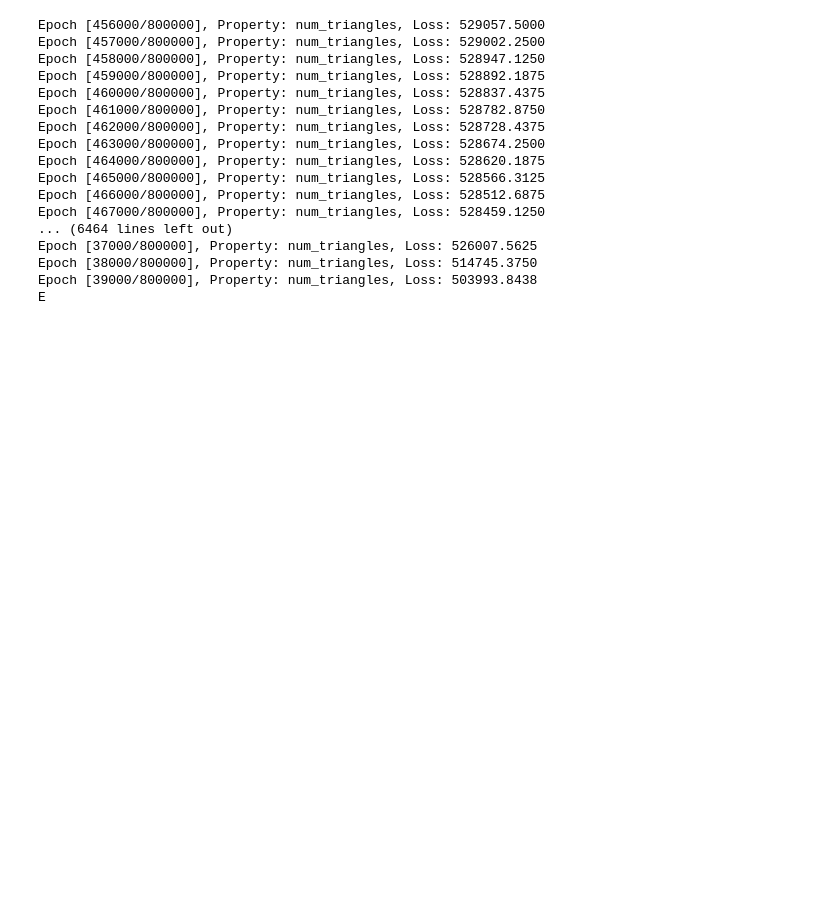
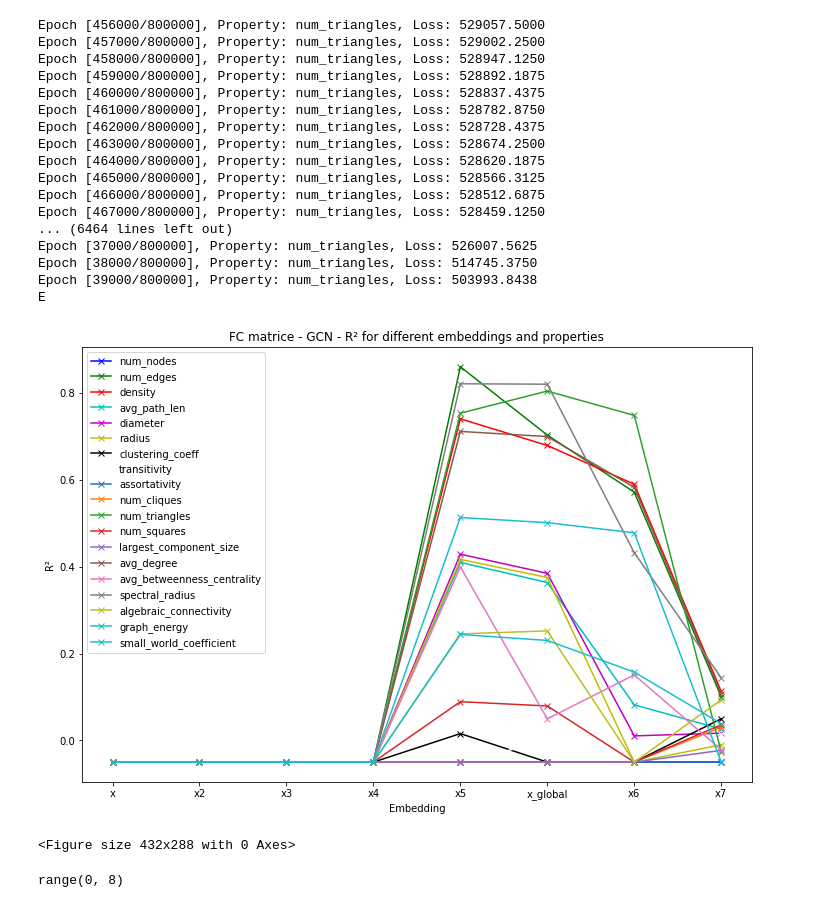
Before and after one commit to TomPelletreauDuris/Probing-GNN-representations, a Jupyter notebook: FC_probing_GIN.ipynb, the cells around one changed output. Drawn from its saved outputs; the diff is of its cells as text; code cells hidden in the pictures; blank space fills up the shorter version.

Commit message:
the wide open

```diff
--- a/FC_probing_GIN.ipynb
+++ b/FC_probing_GIN.ipynb
@@ -402,3 +456,7 @@ Epoch [100000/100000], Property: num_cliques, Loss: 4089.8804
 Embedding: torch.Size([1044, 2])
 Property: num_cliques
   Train MSE: 4089.7739, Test MSE: 3
+# %%
+#load the properties
+with open("results/"+DATASET+"_"+MODEL+"_results.pkl", "rb") as f:
+    results = pkl.load(f)
@@ -791,33 +851,42 @@ E
 with open("results/"+DATASET+"_"+MODEL+"_results_limited_cv_long.pkl", "rb") as f:
     results = pkl.load(f)
 # %%
-
-colors_long = ['b', 'g', 'r', 'c', 'm', 'y', 'k', 'w', 'tab:blue', 'tab:orange', 'tab:green', 'tab:red', 'tab:purple', 'tab:brown', 'tab:pink', 'tab:gray', 'tab:olive', 'tab:cyan']
+import matplotlib.pyplot as plt
+colors_long = ['b', 'g', 'r', 'c', 'm', 'y', 'k', 'w', 'tab:blue', 'tab:orange', 'tab:green', 'tab:red', 'tab:purple', 'tab:brown', 'tab:pink', 'tab:gray', 'tab:olive', 'tab:cyan', 'tab:cyan']
+property_names_long = ['num_nodes', 'num_edges', 'density', 'avg_path_len', 'diameter', 'radius', 'clustering_coeff', 'transitivity', 'assortativity', 'num_cliques', 'num_triangles', 'num_squares', 'largest_component_size', 'avg_degree', 'avg_betweenness_centrality', 'spectral_radius', 'algebraic_connectivity', 'graph_energy', 'small_world_coefficient']
+embeddings_names = ['x', 'x2', 'x3', 'x4', 'x5', 'x_global', 'x6', 'x7']#, 'x8']
 
 plt.figure(figsize=(12, 8))
 
 for i, property_names_long in enumerate(property_names_long):
     x_points = []
     y_points = []
     for j, embedding in enumerate(embeddings):
         name_of_embedding = embeddings_names[j]
         test_r2 = results[(name_of_embedding, property_names_long)][3]
         if test_r2 < -0.05:  # Handle negative R² values
             test_r2 = -0.05
         x_points.append(j)
         y_points.append(test_r2)
 
     # Plotting the line for the current property
     plt.plot(x_points, y_points, label=property_names_long, color=colors_long[i], marker='x')
 
 plt.xticks(range(len(embeddings)), embeddings_names)
 plt.xlabel('Embedding')
 plt.ylabel('R²')
 plt.legend()
 plt.title('FC matrice - GCN - R² for different embeddings and properties')
 plt.show()
 
 #save the plot
 plt.savefig('results/'+DATASET+'_'+MODEL+'test_R2_plot_long.png')
+# %% [output]
+[figure, added]
+<Figure size 432x288 with 0 Axes>
+# %%
+range(len(embeddings))
+# %% [output]
+range(0, 8)
 # %%
 plt.figure(figsize=(12, 8))
```
Also changed, not shown: parts of 17 cells of this notebook, 15 other files.
